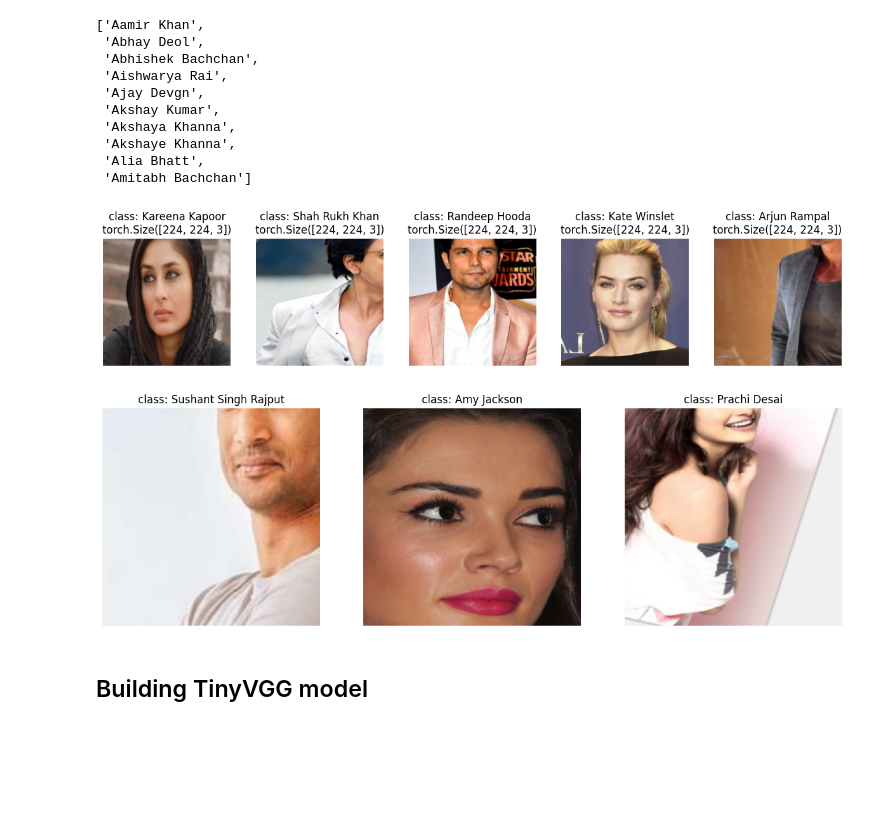
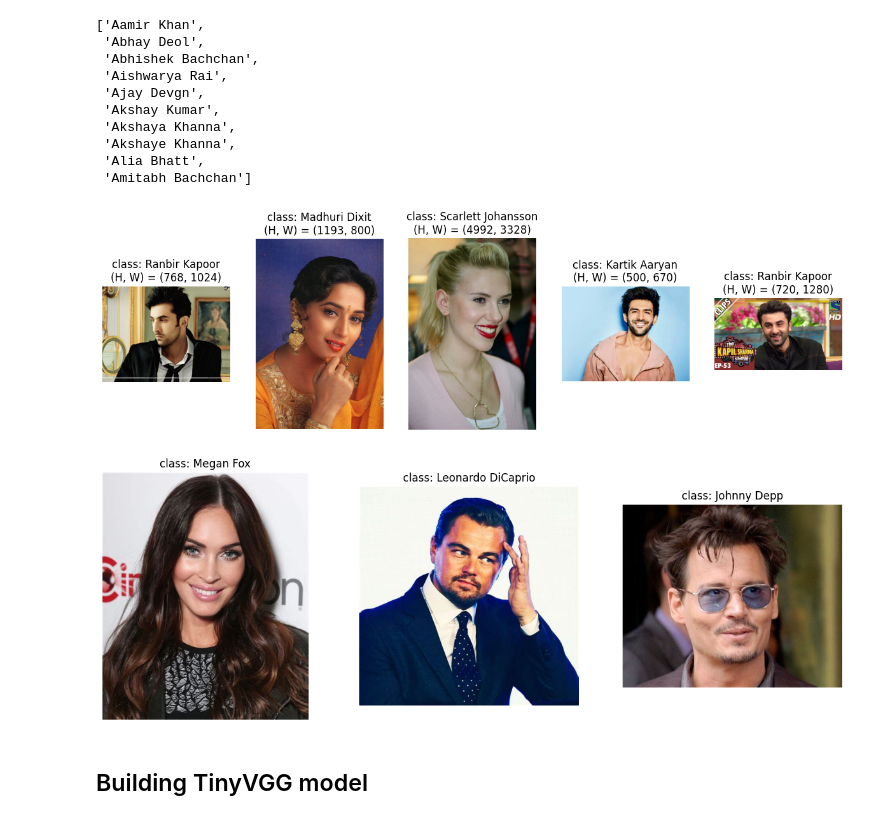
Before and after one commit to Mateusz-best-creator/CelebritiesRecognition, a Jupyter notebook: AI_project.ipynb, the cells around one changed output. Drawn from its saved outputs; the diff is of its cells as text; code cells hidden in the pictures; blank space fills up the shorter version.

```diff
--- a/AI_project.ipynb
+++ b/AI_project.ipynb
@@ -124,8 +126,7 @@ plt.show()
 import torchvision
 from torch.utils.data import SubsetRandomSampler, Dataset, DataLoader, Subset
 
-dataset = torchvision.datasets.ImageFolder(dataset_path,
-                                           transform=transforms)
+dataset = torchvision.datasets.ImageFolder(dataset_path)
 
 def get_subset(indices, start, end):
     return indices[start : start + end]
@@ -152,24 +153,29 @@ class CustomTransformDataset(Dataset):
   def __len__(self):
     return len(self.subset)
 
-  def __get_item__(self, idx):
+  def __getitem__(self, idx):
     s = self.subset[idx]
     if self.transform:
       s = self.transform(s)
     return s
 
-def create_dataloaders(dataset,
+def create_dataloaders(dataset_path,
                        batch_size=BATCH_SIZE,
-                       train_porportion=0.7,
+                       train_proportion=0.7,
                        valid_proportion=0.15,
                        test_proportion=0.15,
-                       train_valid_transform=None,
-                       test_transform=None):
+                       train_transform=None,
+                       test_valid_transform=None,
+                       proportion=None):
 
   dataset = torchvision.datasets.ImageFolder(dataset_path)
+  class_names = dataset.classes
   # Split indices
-  TRAIN_PCT, VALIDATION_PCT = 0.7, 0.15
+  TRAIN_PCT, VALIDATION_PCT = train_proportion, valid_proportion
   total = len(dataset)
+  if proportion:
+    assert proportion <= 1.0
+    total = int(total*proportion)
   indices = torch.randperm(total).tolist()
 
   train_end = int(TRAIN_PCT * total)
@@ -183,19 +189,20 @@ def create_dataloaders(dataset,
   val_subset = Subset(dataset, val_indices)
   test_subset = Subset(dataset, test_indices)
 
-  train_dataset = CustomTransformDataset(train_subset, train_valid_transform)
-  val_dataset = CustomTransformDataset(val_subset, test_transform)
-  test_dataset = CustomTransformDataset(test_subset, test_transform)
+  train_dataset = CustomTransformDataset(train_subset, train_transform)
+  val_dataset = CustomTransformDataset(val_subset, test_valid_transform)
+  test_dataset = CustomTransformDataset(test_subset, test_valid_transform)
 
   BATCH_SIZE = 32
   return {
       "train": DataLoader(train_dataset, batch_size=BATCH_SIZE, shuffle=True),
       "validation": DataLoader(val_dataset, batch_size=BATCH_SIZE),
       "test": DataLoader(test_dataset, batch_size=BATCH_SIZE)
-  }
+  }, class_names
 
 
-dataloaders = create_dataloaders(dataset)
+DATASET_PATH = "/content/drive/MyDrive/celebrities_images"
+dataloaders, CLASS_NAMES = create_dataloaders(dataset_path=DATASET_PATH)
 print(f'Lengths: Train = {len(dataloaders["train"])} | Validation = {len(dataloaders["validation"])} | Test = {len(dataloaders["test"])} | Batch Size = {BATCH_SIZE}')
 dataloaders
 # %% [output]
@@ -204,7 +211,6 @@ Lengths: Train = 268 | Validation = 58 | Test = 58 | Batch Size = 32
  'validation': <torch.utils.data.dataloader.DataLoader at 0x...>,
  'test': <torch.utils.data.dataloader.DataLoader at 0x...>}
 # %%
-CLASS_NAMES = dataset.classes
 CLASS_NAMES[:10]
 # %% [output]
 ['Aamir Khan',
@@ -220,37 +226,36 @@ CLASS_NAMES[:10]
 # %%
 def display_random_images(dataset,
                           classes = None,
                           n = 10,
                           display_shape = True):
 
     if n > 10:
         n = 10
         display_shape = False
         print(f"For display purposes, n shouldn't be larger than 10, setting to 10 and removing shape display.")
 
     random_samples_idx = random.sample(range(len(dataset)), k=n)
     plt.figure(figsize=(15, 5))
 
     for i, targ_sample in enumerate(random_samples_idx):
         targ_image, targ_label = dataset[targ_sample][0], dataset[targ_sample][1]
-        targ_image_adjust = targ_image.permute(1, 2, 0)
         # Plot adjusted samples
         plt.subplot(1, n, i+1)
-        plt.imshow(targ_image_adjust)
+        plt.imshow(targ_image)
         plt.axis("off")
         if classes:
             title = f"class: {classes[targ_label]}"
             if display_shape:
-                title = title + f"\n{targ_image_adjust.shape}"
+                title = title + f"\n(H, W) = ({targ_image.height}, {targ_image.width})"
         plt.title(title)
 
 display_random_images(dataset, CLASS_NAMES, n=5)
 # %% [output]
-[figure, old version]
+[figure, new version]
 # %%
 display_random_images(dataset, CLASS_NAMES, n=3, display_shape=False)
 # %% [output]
-[figure, old version]
+[figure, new version]
 # %% [markdown]
 ## Building TinyVGG model
 # %%
```
Also changed, not shown: parts of 50 cells of this notebook.
